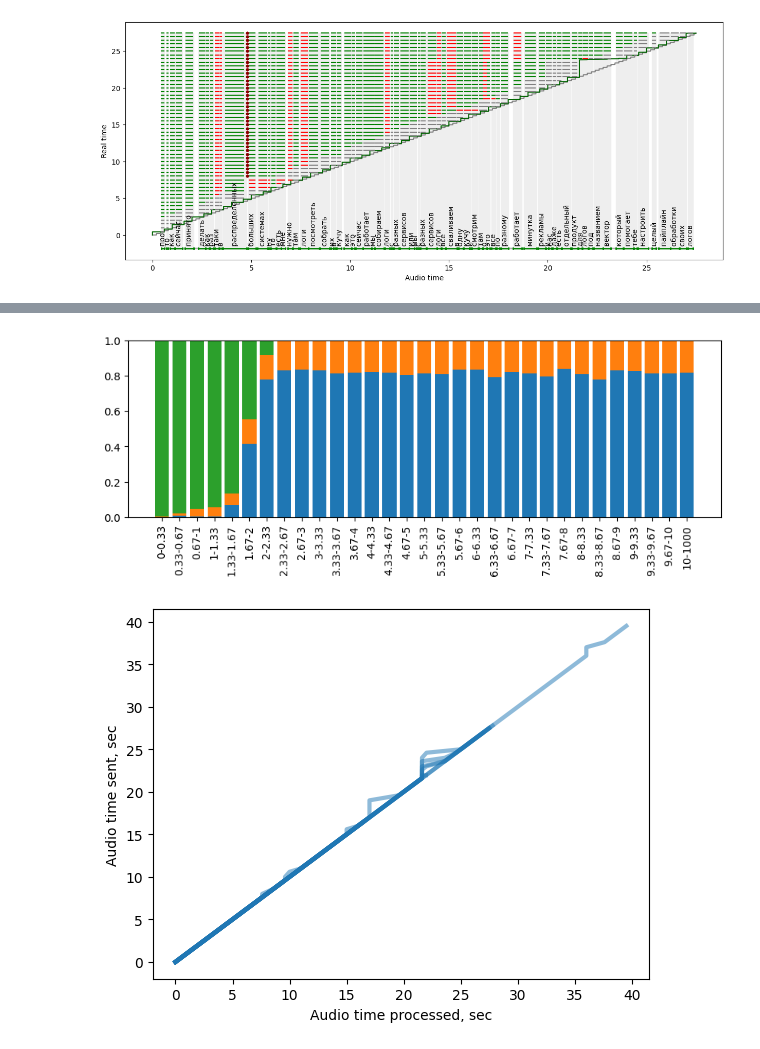
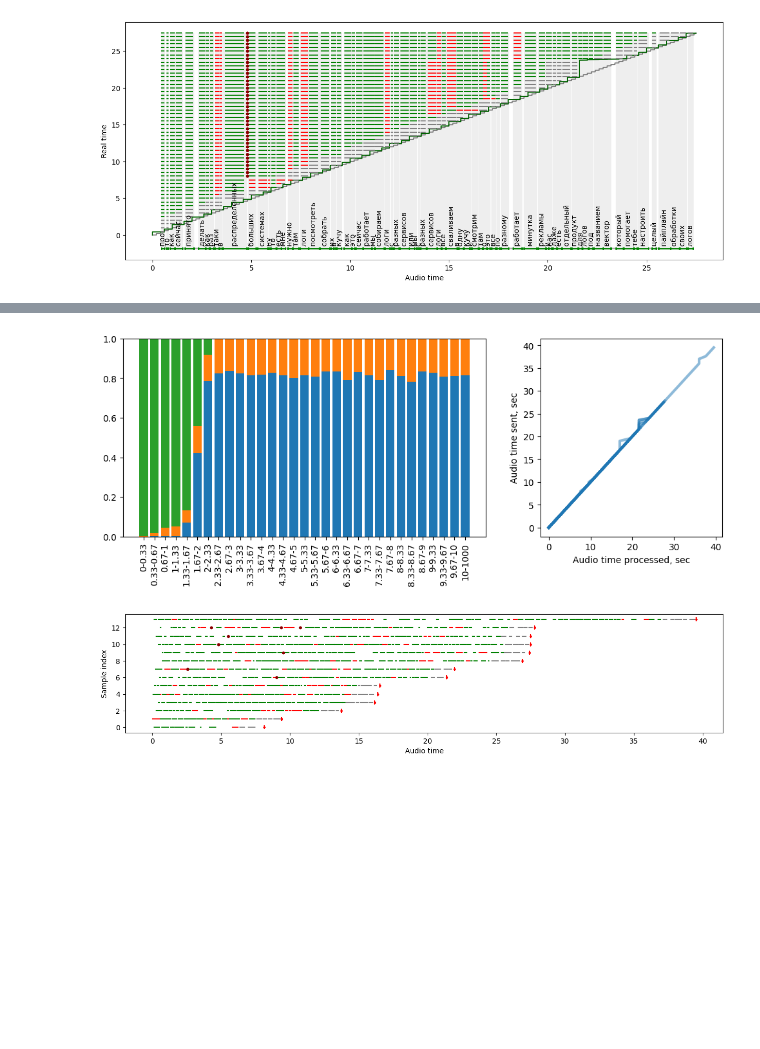
Before and after one commit to SibNN/asr_eval, a Jupyter notebook: notebooks/Demo.ipynb, the cells around one changed output, grey strips where cells are left out. Drawn from its saved outputs; the diff is of its cells as text; code cells hidden in the pictures; blank space fills up the shorter version.

Commit message:
docs: update streaming

```diff
--- a/notebooks/Demo.ipynb
+++ b/notebooks/Demo.ipynb
@@ -279,12 +280,17 @@ plt.show()
+# %%
+# type: ignore
+
+fig, (ax1, ax2) = plt.subplots(figsize=(12, 4), ncols=2, width_ratios=[2, 1])
+streaming_error_vs_latency_histogram(evals, ax=ax1)
+latency_plot(evals, ax=ax2)
+plt.show()
+# %% [output]
+[figure, added]
 # %%
 # type: ignore
 
-plt.figure(figsize=(10, 3))
-streaming_error_vs_latency_histogram(evals)
+plt.figure(figsize=(15, 3))
+show_last_alignments(evals)
 plt.show()
 # %% [output]
-[figure, old version]
+[figure, new version]
-# %%
-latency_plot(evals)
-# %% [output]
-[figure, removed]
```
Also changed, not shown: parts of 3 cells of this notebook, 4 other files.
